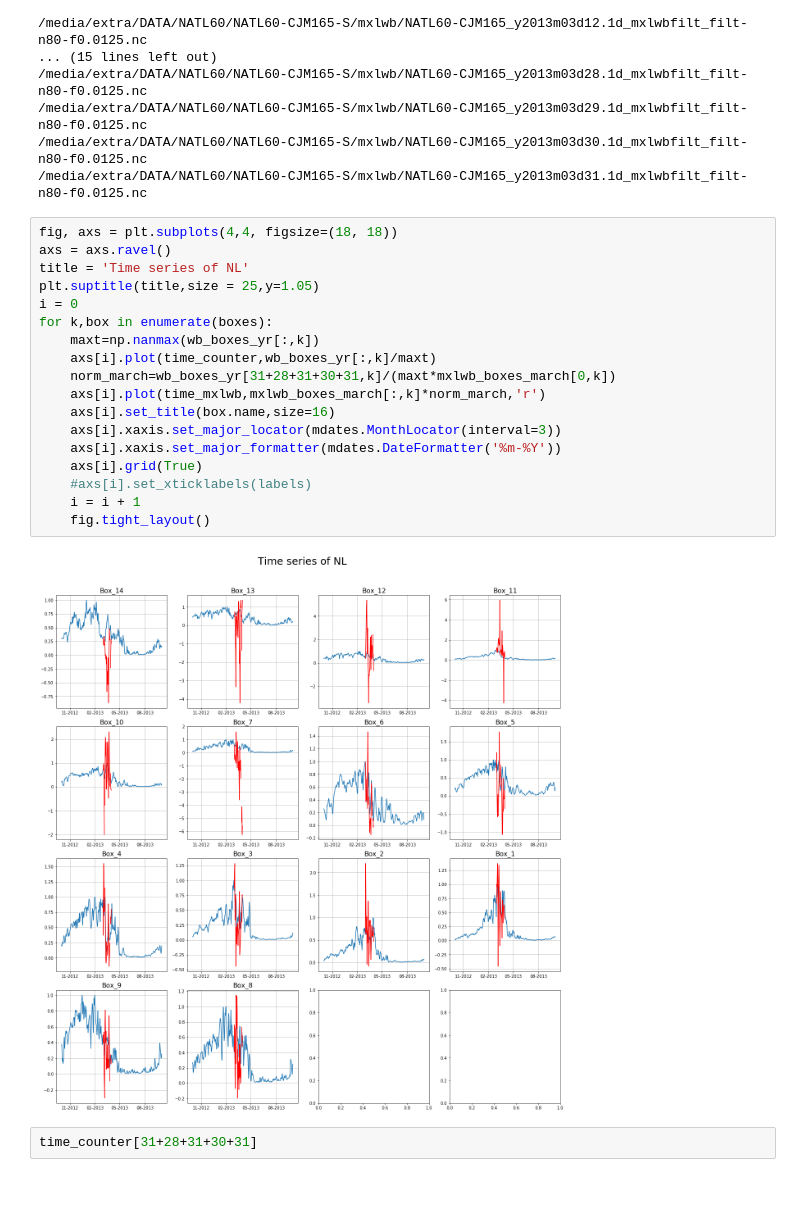
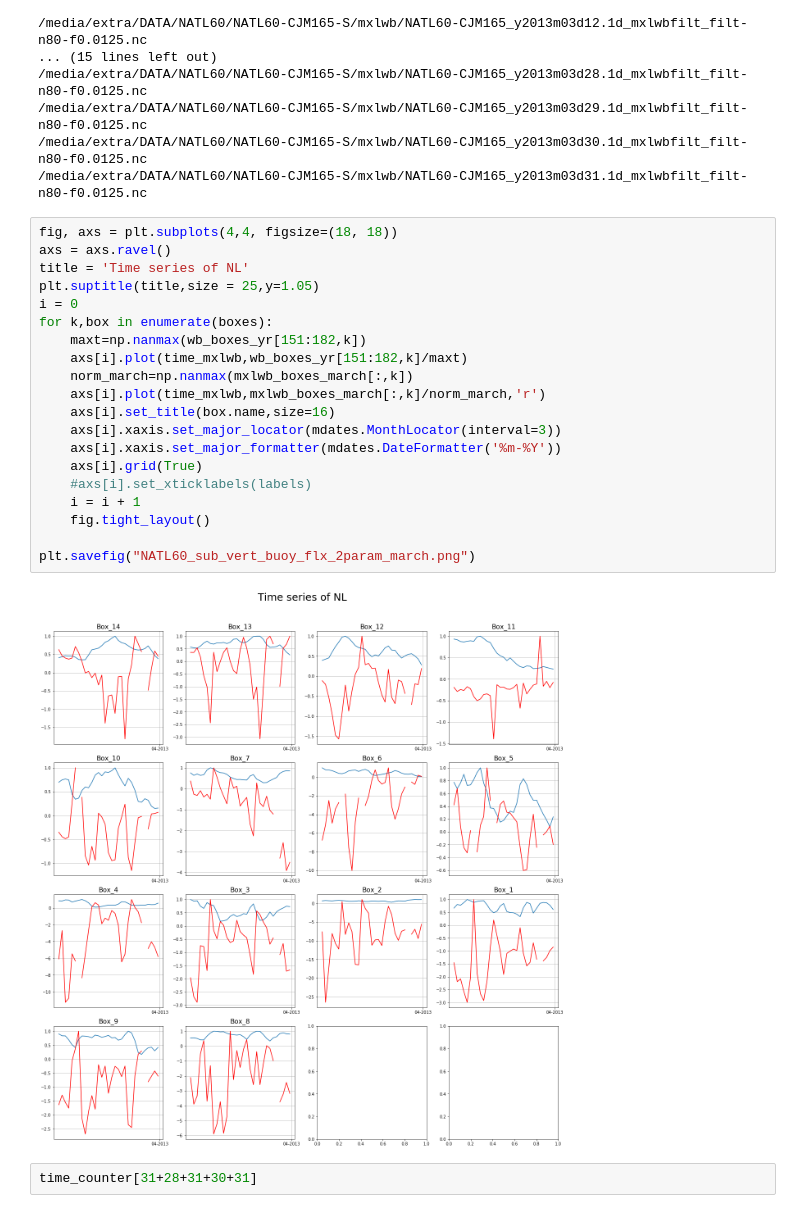
Before and after one commit to auraoupa/CMEMS-diags, a Jupyter notebook: Vert-buoy-flx/2018-02-28-AA-comparison-two-approaches.ipynb, the cells around one changed output. Cells and saved outputs as stored; diff of their text form.

```diff
--- a/Vert-buoy-flx/2018-02-28-AA-comparison-two-approaches.ipynb
+++ b/Vert-buoy-flx/2018-02-28-AA-comparison-two-approaches.ipynb
@@ -134,23 +134,25 @@ mxlwb_boxes_march = get_mxlwb_in_boxes(mxlwbfiles)
 # %%
 fig, axs = plt.subplots(4,4, figsize=(18, 18))
 axs = axs.ravel()
 title = 'Time series of NL'
 plt.suptitle(title,size = 25,y=1.05)
 i = 0
 for k,box in enumerate(boxes):
-    maxt=np.nanmax(wb_boxes_yr[:,k])
-    axs[i].plot(time_counter,wb_boxes_yr[:,k]/maxt)
-    norm_march=wb_boxes_yr[31+28+31+30+31,k]/(maxt*mxlwb_boxes_march[0,k])
-    axs[i].plot(time_mxlwb,mxlwb_boxes_march[:,k]*norm_march,'r')
+    maxt=np.nanmax(wb_boxes_yr[151:182,k])
+    axs[i].plot(time_mxlwb,wb_boxes_yr[151:182,k]/maxt)
+    norm_march=np.nanmax(mxlwb_boxes_march[:,k])
+    axs[i].plot(time_mxlwb,mxlwb_boxes_march[:,k]/norm_march,'r')
     axs[i].set_title(box.name,size=16)
     axs[i].xaxis.set_major_locator(mdates.MonthLocator(interval=3))
     axs[i].xaxis.set_major_formatter(mdates.DateFormatter('%m-%Y'))
     axs[i].grid(True)
     #axs[i].set_xticklabels(labels)
     i = i + 1
     fig.tight_layout()
+
+plt.savefig("NATL60_sub_vert_buoy_flx_2param_march.png")
 # %% [output]
-[figure, old version]
+[figure, new version]
 # %%
 time_counter[31+28+31+30+31]
 # %% [output]
```
Also changed, not shown: parts of 1 cell of this notebook, 8 other files.
